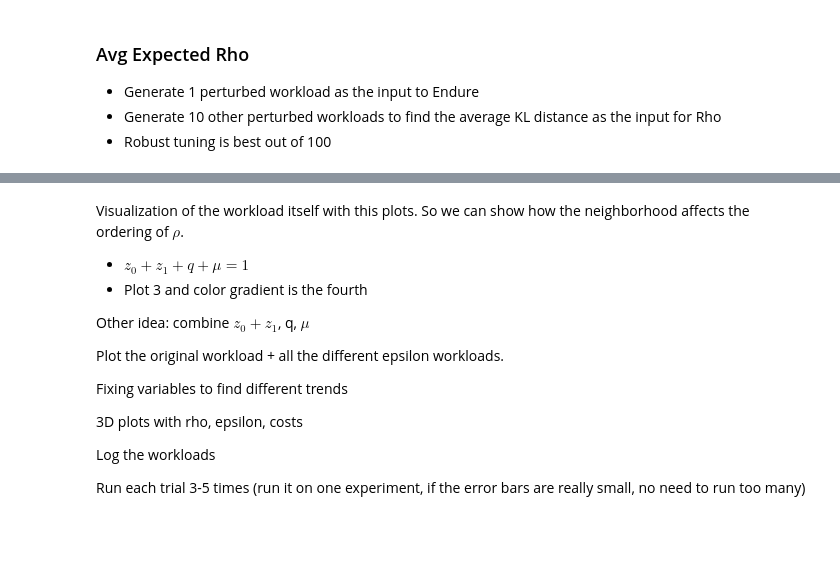
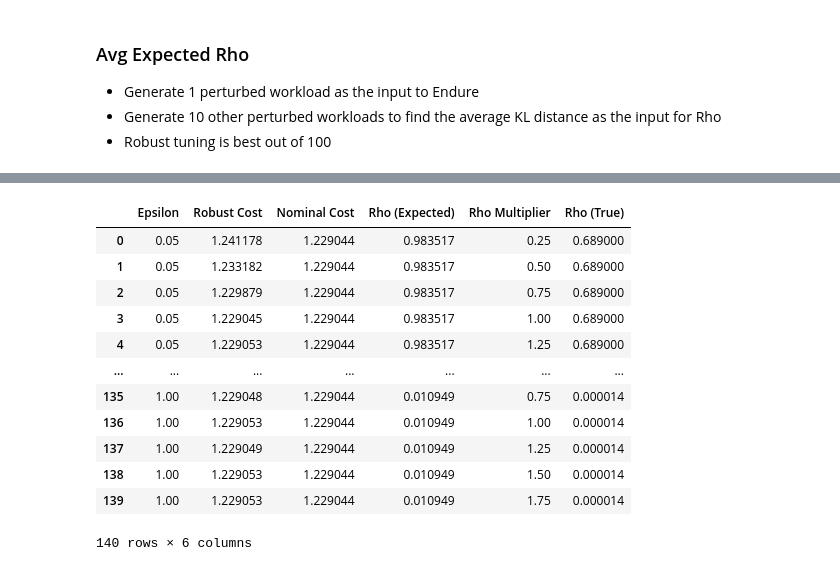
Before and after one commit to Pizzawookiee/private_lsm_tuning, a Jupyter notebook: notebook/Multiple Workloads Experiment.ipynb, the cells around one changed output, grey strips where cells are left out. Drawn from its saved outputs; the diff is of its cells as text; code cells hidden in the pictures; blank space fills up the shorter version.

```diff
--- a/notebook/Multiple Workloads Experiment.ipynb
+++ b/notebook/Multiple Workloads Experiment.ipynb
@@ -138,17 +137,17 @@ for i in range(len(files)):
-# %% [markdown]
-Visualization of the workload itself with this plots. So we can show how the neighborhood affects the ordering of $\rho$.
-- $z_0 + z_1 + q + \mu = 1$
-- Plot 3 and color gradient is the fourth
-
-Other idea: combine $z_0 + z_1$, q, $\mu$
-
-
-Plot the original workload + all the different epsilon workloads.
-
-Fixing variables to find different trends
-
-3D plots with rho, epsilon, costs
-
-Log the workloads
-
-Run each trial 3-5 times (run it on one experiment, if the error bars are really small, no need to run too many)
+# %%
+df = pd.read_csv('bimodal_4.csv')
+df
+# %% [output]
+|  | Epsilon | Robust Cost | Nominal Cost | Rho (Expected) | Rho Multiplier | Rho (True) |
+| 0 | 0.05 | 1.241178 | 1.229044 | 0.983517 | 0.25 | 0.689000 |
+| 1 | 0.05 | 1.233182 | 1.229044 | 0.983517 | 0.50 | 0.689000 |
+| 2 | 0.05 | 1.229879 | 1.229044 | 0.983517 | 0.75 | 0.689000 |
+| 3 | 0.05 | 1.229045 | 1.229044 | 0.983517 | 1.00 | 0.689000 |
+| 4 | 0.05 | 1.229053 | 1.229044 | 0.983517 | 1.25 | 0.689000 |
+| ... | ... | ... | ... | ... | ... | ... |
+| 135 | 1.00 | 1.229048 | 1.229044 | 0.010949 | 0.75 | 0.000014 |
+| 136 | 1.00 | 1.229053 | 1.229044 | 0.010949 | 1.00 | 0.000014 |
+| 137 | 1.00 | 1.229049 | 1.229044 | 0.010949 | 1.25 | 0.000014 |
+| 138 | 1.00 | 1.229053 | 1.229044 | 0.010949 | 1.50 | 0.000014 |
+| 139 | 1.00 | 1.229053 | 1.229044 | 0.010949 | 1.75 | 0.000014 |
+140 rows × 6 columns
```
Also changed, not shown: parts of 7 cells of this notebook, 18 other files.
